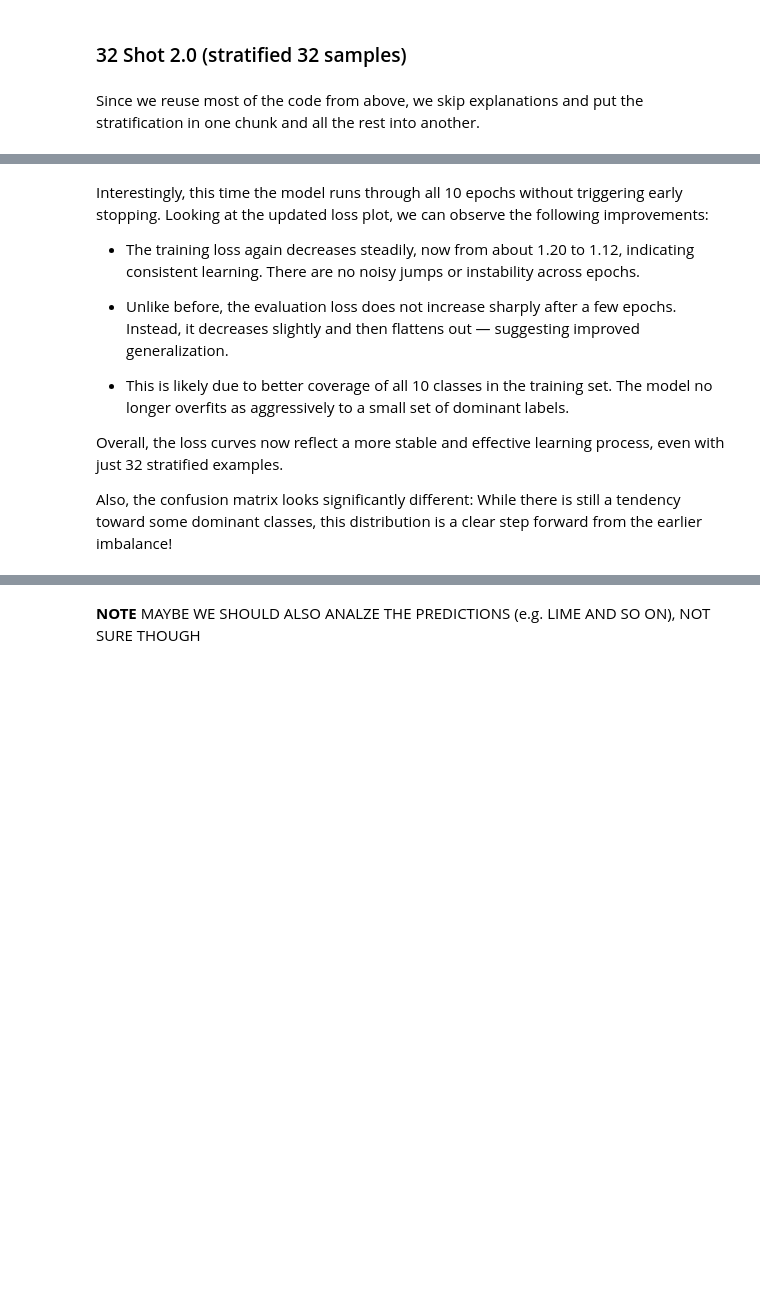
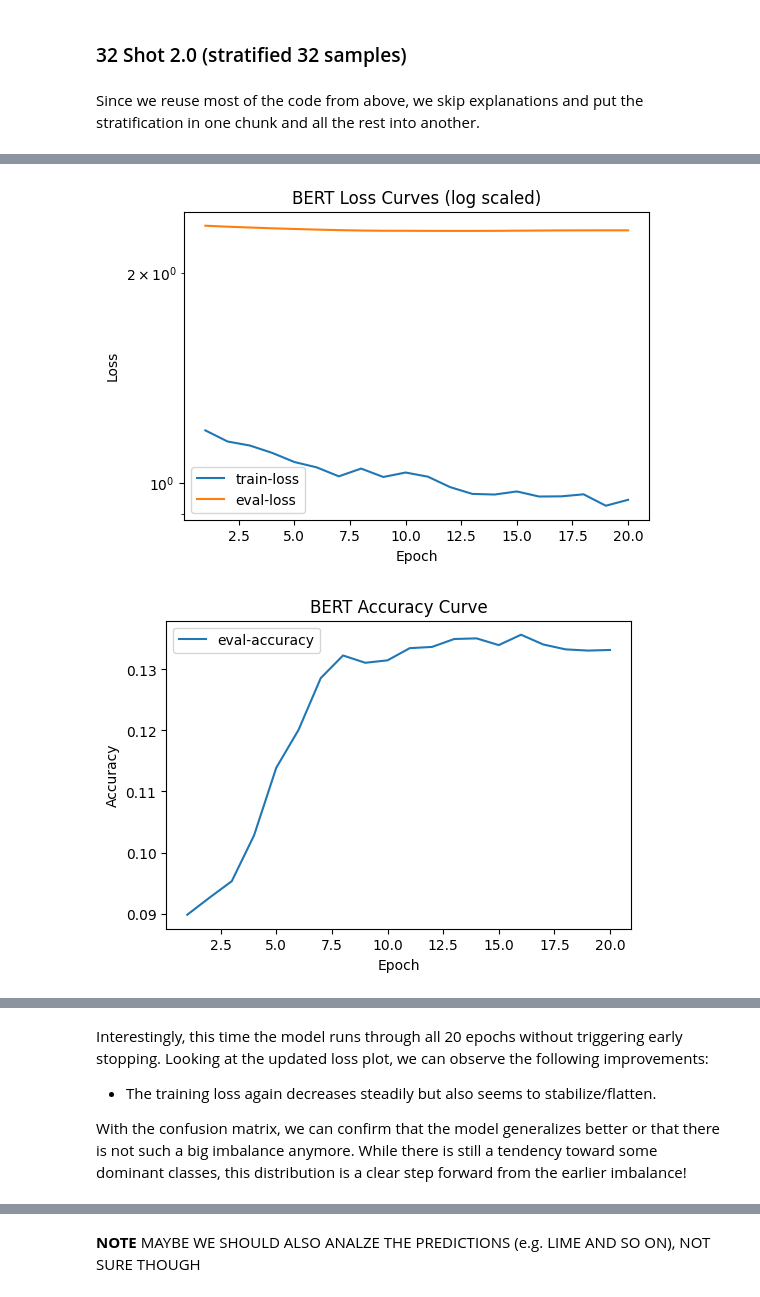
Before and after one commit to otausendschoen/NLP_Yahoo-Answers, a Jupyter notebook: project.ipynb, the cells around one changed output, grey strips where cells are left out. Cells and saved outputs as stored; diff of their text form; code cells hidden in the pictures; blank space fills up the shorter version.

```diff
--- a/project.ipynb
+++ b/project.ipynb
@@ -1050,3 +1078,18 @@ dataset = DatasetDict({
+# %%
+stratified_train_df, stratuified_test_df = train_test_split(
+    df,
+    train_size=32,
+    stratify=df["topic"],
+    random_state=42
+)
+
+stratified_train_dataset = Dataset.from_pandas(train_df)
+stratified_test_dataset  = Dataset.from_pandas(test_df.sample(n=10000, random_state=42))  # cap for efficiency
+
+dataset = DatasetDict({
+    'train': stratified_train_dataset,
+    'test': stratified_test_dataset
+})
 # %%
 # Tokeniser -------------------------------------------------------------------
 def tokenize(batch):
@@ -1091,7 +1134,7 @@ args = TrainingArguments(
     learning_rate       = 2e-5,
     per_device_train_batch_size = batch_size,
     per_device_eval_batch_size  = batch_size,
-    num_train_epochs    = 10,
+    num_train_epochs    = 20,
     weight_decay        = 0.01,
     load_best_model_at_end = True,
     metric_for_best_model = "eval_loss",
@@ -1110,8 +1153,7 @@ trainer = Trainer(
     compute_metrics = compute_metrics,
     callbacks       = [EarlyStoppingCallback(early_stopping_patience=3)]
 )
-#train_output = trainer.train("yahoo-bert-32shot_strat")#remove string to train from scratch
-train_output = trainer.train(model)
+train_output = trainer.train()#remove string to train from scratch
 trainer.push_to_hub("yahoo-bert-32shot_strat")
 # %% [output]
 Some weights of BertForSequenceClassification were not initialized from the model checkpoint at bert-base-uncased and are newly initialized: ['classifier.bias', 'classifier.weight']
@@ -1119,0 +1165,9 @@ ValueError: Can't find a valid checkpoint at yahoo-bert-32shot_strat
+# %%
+model = AutoModelForSequenceClassification.from_pretrained("otausendschoen/yahoo-bert-32shot-stratified") #remove string to train from scratch
+trainer = Trainer(
+    model           = model,
+    args            = args,
+    train_dataset   = dataset["train"],
+    eval_dataset    = dataset["test"],
+    compute_metrics = compute_metrics
+)
@@ -1128,33 +1202,38 @@ for e in logs:
         steps_train.append(e['epoch'])
     if 'eval_loss' in e:
         eval_loss.append(e['eval_loss'])
         eval_acc.append(e['eval_accuracy'])
         steps_eval.append(e['epoch'])
 
 # Plot -----------------------------------------------------------------------
 plt.figure(figsize=(6,4))
 plt.plot(steps_train, train_loss, label="train-loss")
 plt.plot(steps_eval, eval_loss, label="eval-loss")
-plt.xlabel("Epoch"); plt.ylabel("Loss"); plt.legend(); plt.title("BERT Loss Curves")
+plt.xlabel("Epoch"); plt.yscale("log");plt.ylabel("Loss"); plt.legend(); plt.title("BERT Loss Curves (log scaled)")
 plt.show()
 
 plt.figure(figsize=(6,4))
 plt.plot(steps_eval, eval_acc, label="eval-accuracy")
 plt.xlabel("Epoch"); plt.ylabel("Accuracy"); plt.legend(); plt.title("BERT Accuracy Curve")
 plt.show()
 
+
+
 from sklearn.metrics import confusion_matrix, ConfusionMatrixDisplay
 small_eval = dataset["test"].select(range(1000))
 preds = trainer.predict(small_eval)
-
 # Predict on test set
 y_true = preds.label_ids
 y_pred = preds.predictions.argmax(-1)
-label_names = train_dataset.features['topic'].names
 
+label_names = class_names
 # Plot confusion matrix
 cm = confusion_matrix(y_true, y_pred)
 disp = ConfusionMatrixDisplay(confusion_matrix=cm, display_labels=label_names)
+
 disp.plot(xticks_rotation=45, cmap='Blues')
 plt.title("Confusion Matrix (32-shot BERT)")
 plt.show()
+# %% [output]
+[figure, added]
+[figure, added]
@@ -1161,16 +1242,11 @@ plt.show()
 # %% [markdown]
-Interestingly, this time the model runs through all 10 epochs without triggering early stopping. Looking at the updated loss plot, we can observe the following improvements:
+Interestingly, this time the model runs through all 20 epochs without triggering early stopping. Looking at the updated loss plot, we can observe the following improvements:
 
-- The training loss again decreases steadily, now from about 1.20 to 1.12, indicating consistent learning. There are no noisy jumps or instability across epochs.
-
-- Unlike before, the evaluation loss does not increase sharply after a few epochs. Instead, it decreases slightly and then flattens out — suggesting improved generalization.
-
-- This is likely due to better coverage of all 10 classes in the training set. The model no longer overfits as aggressively to a small set of dominant labels.
-
-Overall, the loss curves now reflect a more stable and effective learning process, even with just 32 stratified examples.
+- The training loss again decreases steadily but also seems to stabilize/flatten.
 
 
-Also, the confusion matrix looks significantly different:
+
+With the confusion matrix, we can confirm that the model generalizes better or that there is not such a big imbalance anymore.
 While there is still a tendency toward some dominant classes, this distribution is a clear step forward from the earlier imbalance!
 # %%
 from sklearn.metrics import classification_report
```
Also changed, not shown: parts of 70 cells of this notebook.
